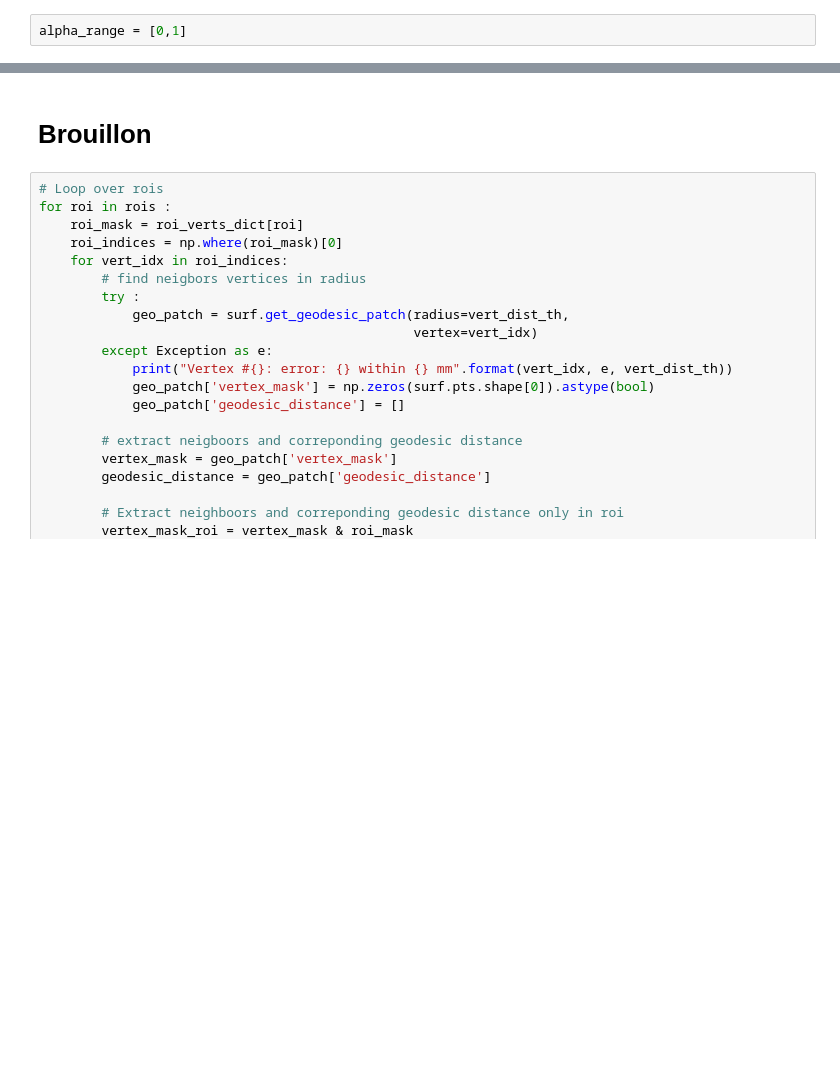
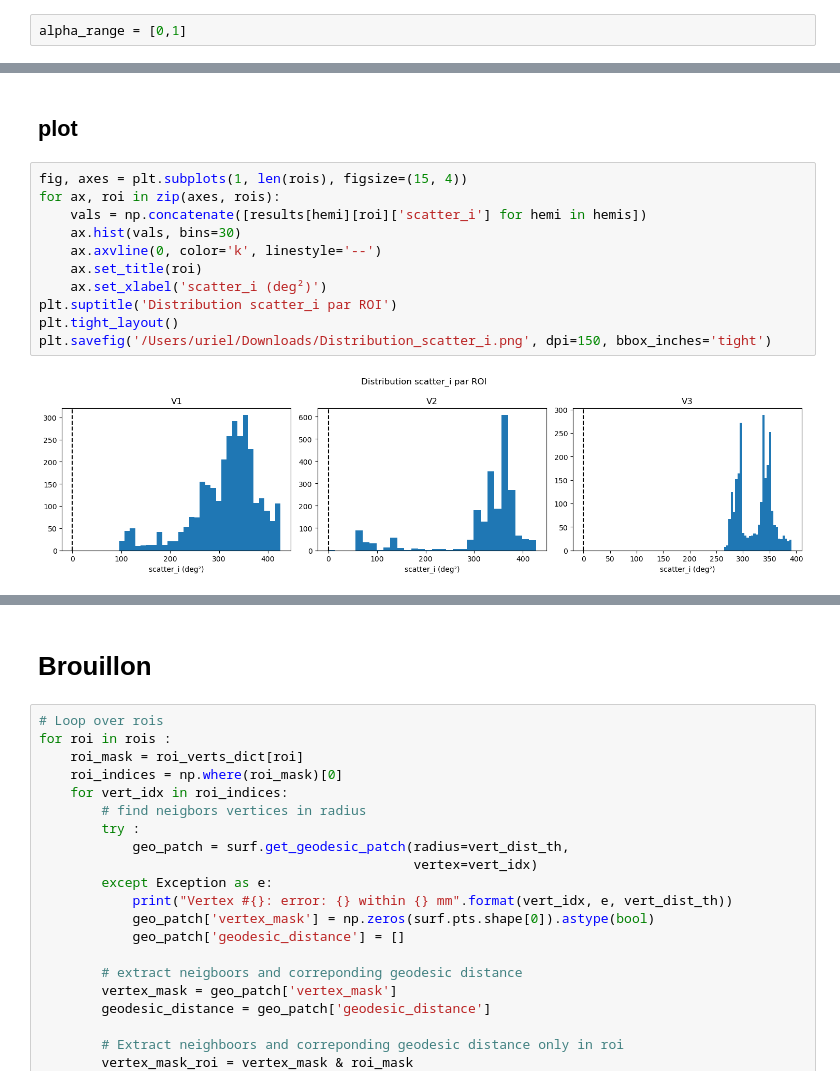
Before and after one commit to mszinte/pRF_analysis, a Jupyter notebook: RetinoMaps/dev/Ripley_full_area.ipynb, the cells around one changed output, grey strips where cells are left out. Saved outputs shown, nothing was run; the diff lists cells and outputs as text; blank space fills up the shorter version.

```diff
--- a/RetinoMaps/dev/Ripley_full_area.ipynb
+++ b/RetinoMaps/dev/Ripley_full_area.ipynb
@@ -379,0 +408,15 @@ array([271.5751029 , 290.68144503, 381.83849802, ...,  -5.09653713,
+# %% [markdown]
+## plot
+# %%
+fig, axes = plt.subplots(1, len(rois), figsize=(15, 4))
+for ax, roi in zip(axes, rois):
+    vals = np.concatenate([results[hemi][roi]['scatter_i'] for hemi in hemis])
+    ax.hist(vals, bins=30)
+    ax.axvline(0, color='k', linestyle='--')
+    ax.set_title(roi)
+    ax.set_xlabel('scatter_i (deg²)')
+plt.suptitle('Distribution scatter_i par ROI')
+plt.tight_layout()
+plt.savefig('/Users/uriel/Downloads/Distribution_scatter_i.png', dpi=150, bbox_inches='tight')
+# %% [output]
+[figure, added]
```
Also changed, not shown: parts of 15 cells of this notebook, 5 other files.
